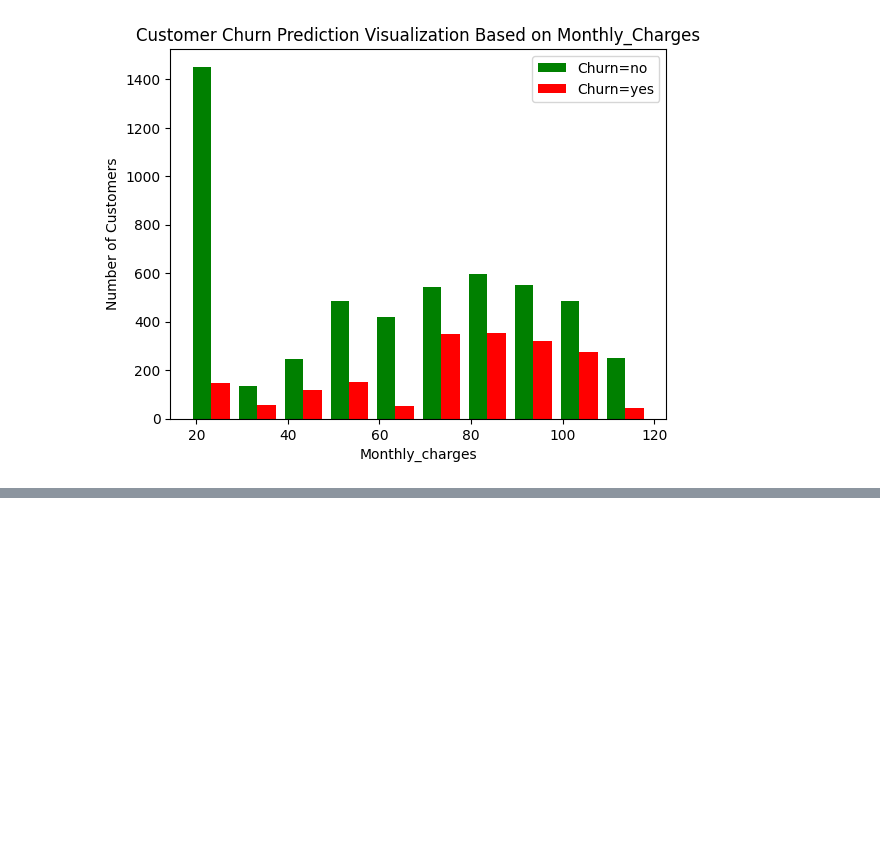
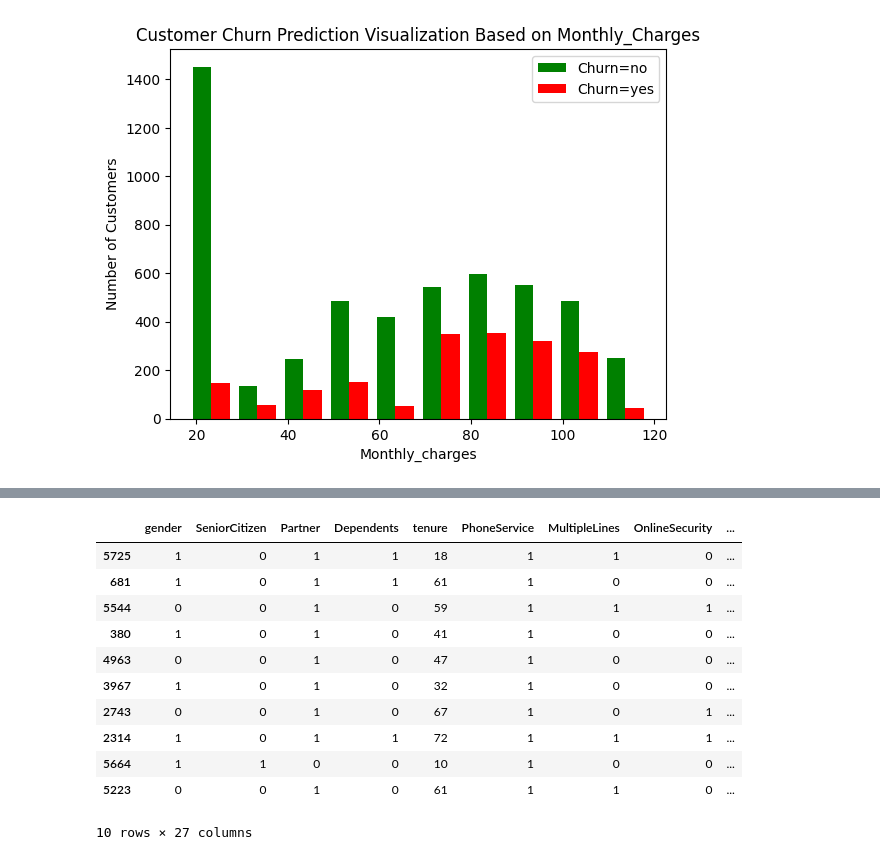
Before and after one commit to MedCoder001/Churn, a Jupyter notebook: Churn.ipynb, the cells around one changed output, grey strips where cells are left out. Drawn from its saved outputs; the diff is of its cells as text; code cells hidden in the pictures; blank space fills up the shorter version.

```diff
--- a/Churn.ipynb
+++ b/Churn.ipynb
@@ -155,0 +183,3 @@ plt.legend()
+# %%
+df1.replace('No internet service', 'No', inplace=True)
+df1.replace('No phone service', 'No', inplace=True)
@@ -155,0 +217,8 @@ plt.legend()
+# %%
+# Replace yes and no to 1 and 0
+yes_no_columns = ['Partner', 'Dependents', 'PhoneService', 'MultipleLines',
+                  'OnlineSecurity', 'OnlineBackup', 'DeviceProtection', 'TechSupport',
+                    'StreamingTV', 'StreamingMovies', 'PaperlessBilling', 'Churn']
+
+for col in yes_no_columns:
+    df1[col].replace({'Yes':1, 'No':0}, inplace=True)
@@ -176,0 +253,2 @@ Churn : ['No' 'Yes']
+# %%
+df1['gender'].replace({'Female':1, 'Male':0}, inplace=True)
@@ -176,0 +266,3 @@ Churn : ['No' 'Yes']
+# %%
+df2 = pd.get_dummies(data=df1, columns=['InternetService', 'Contract', 'PaymentMethod'], dtype=int)
+df2.columns
@@ -176,0 +280,15 @@ Churn : ['No' 'Yes']
+# %%
+df2.sample(10)
+# %% [output]
+|  | gender | SeniorCitizen | Partner | Dependents | tenure | PhoneService | MultipleLines | OnlineSecurity | ... |
+| 5725 | 1 | 0 | 1 | 1 | 18 | 1 | 1 | 0 | ... |
+| 681 | 1 | 0 | 1 | 1 | 61 | 1 | 0 | 0 | ... |
+| 5544 | 0 | 0 | 1 | 0 | 59 | 1 | 1 | 1 | ... |
+| 380 | 1 | 0 | 1 | 0 | 41 | 1 | 0 | 0 | ... |
+| 4963 | 0 | 0 | 1 | 0 | 47 | 1 | 0 | 0 | ... |
+| 3967 | 1 | 0 | 1 | 0 | 32 | 1 | 0 | 0 | ... |
+| 2743 | 0 | 0 | 1 | 0 | 67 | 1 | 0 | 1 | ... |
+| 2314 | 1 | 0 | 1 | 1 | 72 | 1 | 1 | 1 | ... |
+| 5664 | 1 | 1 | 0 | 0 | 10 | 1 | 0 | 0 | ... |
+| 5223 | 0 | 0 | 1 | 0 | 61 | 1 | 1 | 0 | ... |
+10 rows × 27 columns
```
Also changed, not shown: parts of 15 cells of this notebook.
